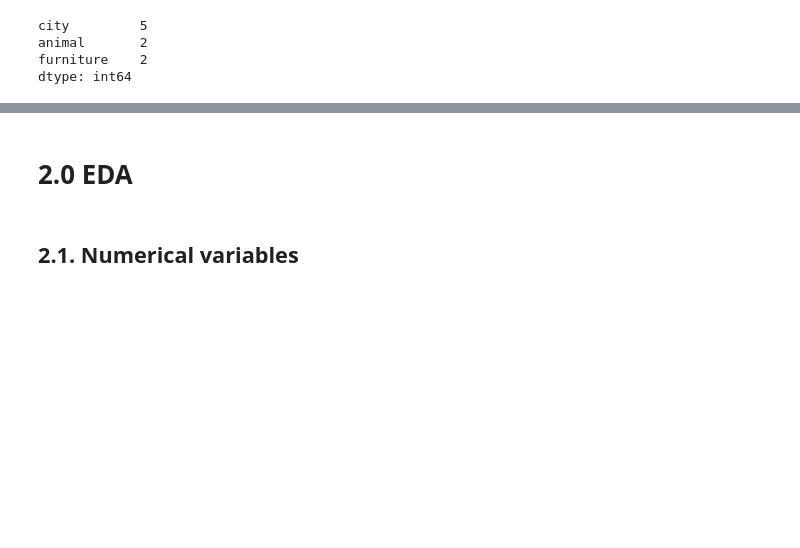
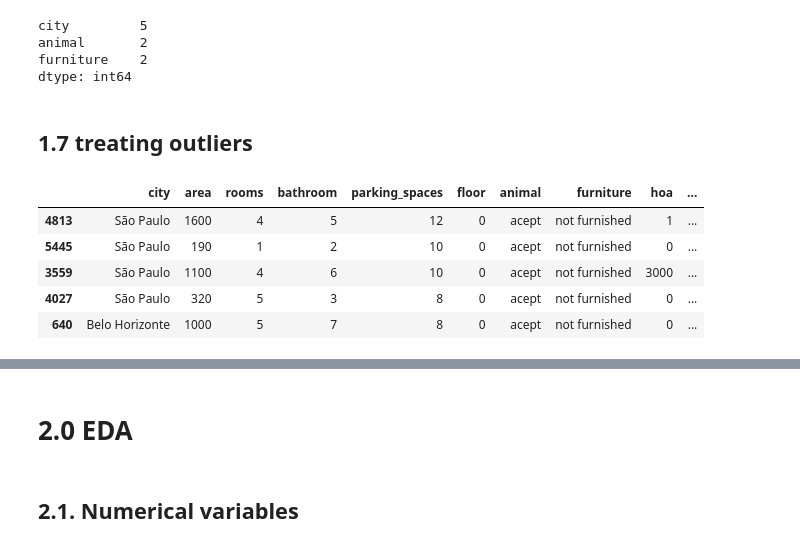
Before and after one commit to math-prog/house_predict, a Jupyter notebook: notebooks/1.0.mso.house_predict.ipynb, the cells around one changed output, grey strips where cells are left out. Cells and saved outputs as stored; diff of their text form; code cells hidden in the pictures; blank space fills up the shorter version.

```diff
--- a/notebooks/1.0.mso.house_predict.ipynb
+++ b/notebooks/1.0.mso.house_predict.ipynb
@@ -235,3 +226,14 @@ city         5
 animal       2
 furniture    2
 dtype: int64
+# %% [markdown]
+## 1.7 treating outliers
+# %%
+df1.sort_values(by = 'parking_spaces', ascending = False).head(5)
+# %% [output]
+|  | city | area | rooms | bathroom | parking_spaces | floor | animal | furniture | hoa | ... |
+| 4813 | São Paulo | 1600 | 4 | 5 | 12 | 0 | acept | not furnished | 1 | ... |
+| 5445 | São Paulo | 190 | 1 | 2 | 10 | 0 | acept | not furnished | 0 | ... |
+| 3559 | São Paulo | 1100 | 4 | 6 | 10 | 0 | acept | not furnished | 3000 | ... |
+| 4027 | São Paulo | 320 | 5 | 3 | 8 | 0 | acept | not furnished | 0 | ... |
+| 640 | Belo Horizonte | 1000 | 5 | 7 | 8 | 0 | acept | not furnished | 0 | ... |
```
Also changed, not shown: parts of 25 cells of this notebook.
